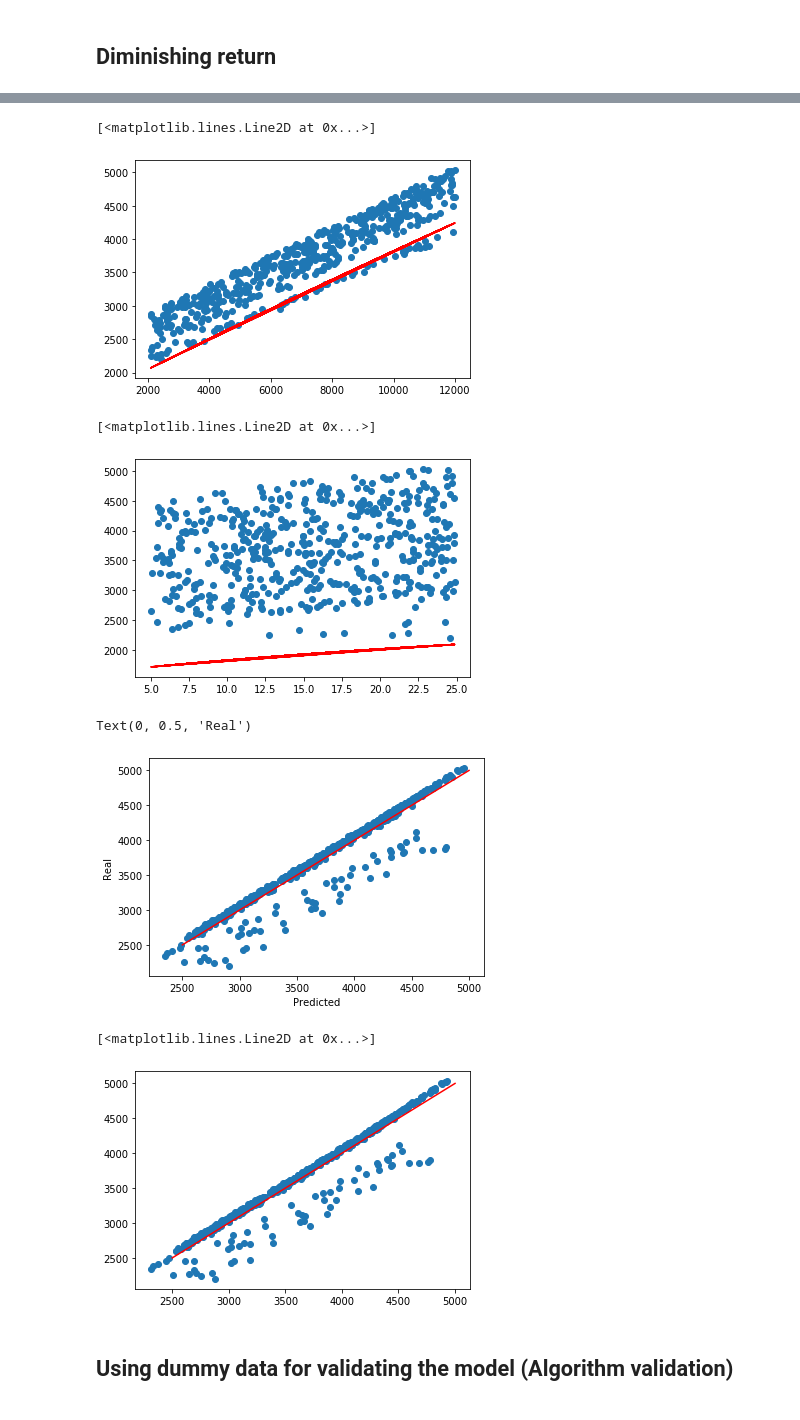
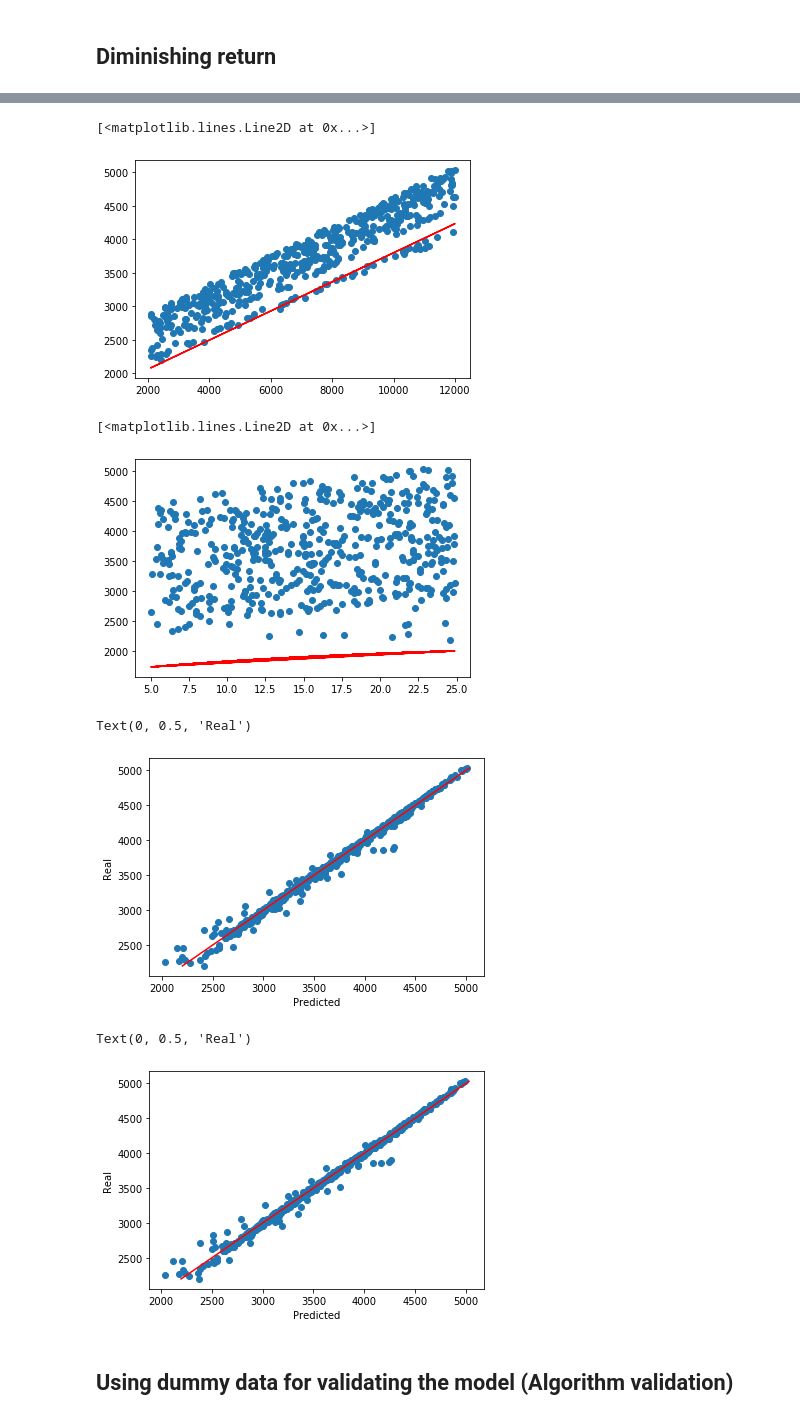
Before and after one commit to texasroh/Linear-Regression_with_interaction_diminishing_return_terms, a Jupyter notebook: project 1.ipynb, the cells around one changed output, grey strips where cells are left out. Saved outputs shown, nothing was run; the diff lists cells and outputs as text; code cells hidden in the pictures.

```diff
--- a/project 1.ipynb
+++ b/project 1.ipynb
@@ -63,15 +79,17 @@ def simple_regression(c, x):
     #c[1] : coefficient for rebate
     #x[1] : ad.spent
     #c[2] : coefficient for ad.spent
-    return c[0] + c[1]*x[0] + c[2]*x[1]
+    #x[2] : xmas
+    #c[3] : coefficient for xmas
+    return c[0] + c[1]*x[0] + c[2]*x[1] + c[3]*x[2]
 
 def diminishing_return(x, r):
     return (1-np.exp((-1)*x*r)) / r
 
 def regression_with_diminishing_return(c, x):
-    #c[3] : r for rebate
-    #c[4] : r for ad.spent
-    return c[0] + c[1]*diminishing_return(x[0],c[3]) + c[2]*diminishing_return(x[1],c[4])
+    #c[4] : r for rebate
+    #c[5] : r for ad.spent
+    return c[0] + c[1]*diminishing_return(x[0],c[4]) + c[2]*diminishing_return(x[1],c[5]) + c[3]*x[2]
 
 def simple_func(c,x,y):
     return y - simple_regression(c,x)
@@ -79,7 +97,7 @@ def simple_func(c,x,y):
 def diminishing_func(c,x,y):
     return y - regression_with_diminishing_return(c,x)
 # %%
-c_sim = np.random.rand(3)
-c_dim = np.random.rand(5)
+c_sim = np.random.rand(4)
+c_dim = np.random.rand(6)
 c_dim
 # %% [output]
@@ -87,5 +106,5 @@ array([0.78610225, 0.57630974, 0.90599248, 0.57224185, 0.36810269])
 # %%
-x = data[['rebate','ad.spent']].values.T
+x = data[['rebate','ad.spent','xmas']].values.T
 y = data['sales'].values
-x[0]
+x
 # %% [output]
@@ -166,35 +158,35 @@ print(solv2)
 # %%
 #ad.spent
 plt.scatter(x[1], y)
-plt.plot(x[1], solv2.x[0]+solv2.x[2]*diminishing_return(x[1],solv2.x[4]), color='red')
-# plt.gca().set_aspect('equal', adjustable='box')
+plt.plot(x[1], solv2.x[0]+solv2.x[2]*diminishing_return(x[1],solv2.x[5]), color='red')
 # %% [output]
 [<matplotlib.lines.Line2D at 0x...>]
-[figure, old version]
+[figure, new version]
 # %%
 #rebate
 plt.scatter(x[0],y)
-plt.plot(x[0], solv2.x[0]+solv1.x[1]*diminishing_return(x[0], solv2.x[3]), color='red')
-#plt.gca().set_aspect('equal', adjustable='box')
+plt.plot(x[0], solv2.x[0]+solv1.x[1]*diminishing_return(x[0], solv2.x[4]), color='red')
 # %% [output]
 [<matplotlib.lines.Line2D at 0x...>]
-[figure, old version]
+[figure, new version]
 # %%
-# predicted vs real    simpe regression
-plt.scatter(solv1.x[0] + solv1.x[1]*x[0] + solv1.x[2]*x[1],y)
-plt.plot([2500,5000], [2500,5000], color='red')
+# predicted vs real    simple regression
+plt.scatter(simple_regression(solv1.x, x), y)
+plt.plot([y.min(),y.max()], [y.min(),y.max()], color='red')
 plt.xlabel('Predicted')
 plt.ylabel('Real')
 # %% [output]
 Text(0, 0.5, 'Real')
-[figure, old version]
+[figure, new version]
 # %%
 # predicted vs real  Diminishing Return
-plt.scatter(solv2.x[0] + solv2.x[1]*diminishing_return(x[0],solv2.x[3]) + solv2.x[2]*diminishing_return(x[1],solv2.x[4]), y)
-plt.plot([2500,5000], [2500,5000], color='red')
+plt.scatter(regression_with_diminishing_return(solv2.x,x),y)
+plt.plot([y.min(),y.max()], [y.min(),y.max()], color='red')
+plt.xlabel('Predicted')
+plt.ylabel('Real')
 # %% [output]
-[<matplotlib.lines.Line2D at 0x...>]
+Text(0, 0.5, 'Real')
-[figure, old version]
+[figure, new version]
 # %% [markdown]
 <h2>Using dummy data for validating the model (Algorithm validation)</h2>
 # %%
```
Also changed, not shown: parts of 60 cells of this notebook.
